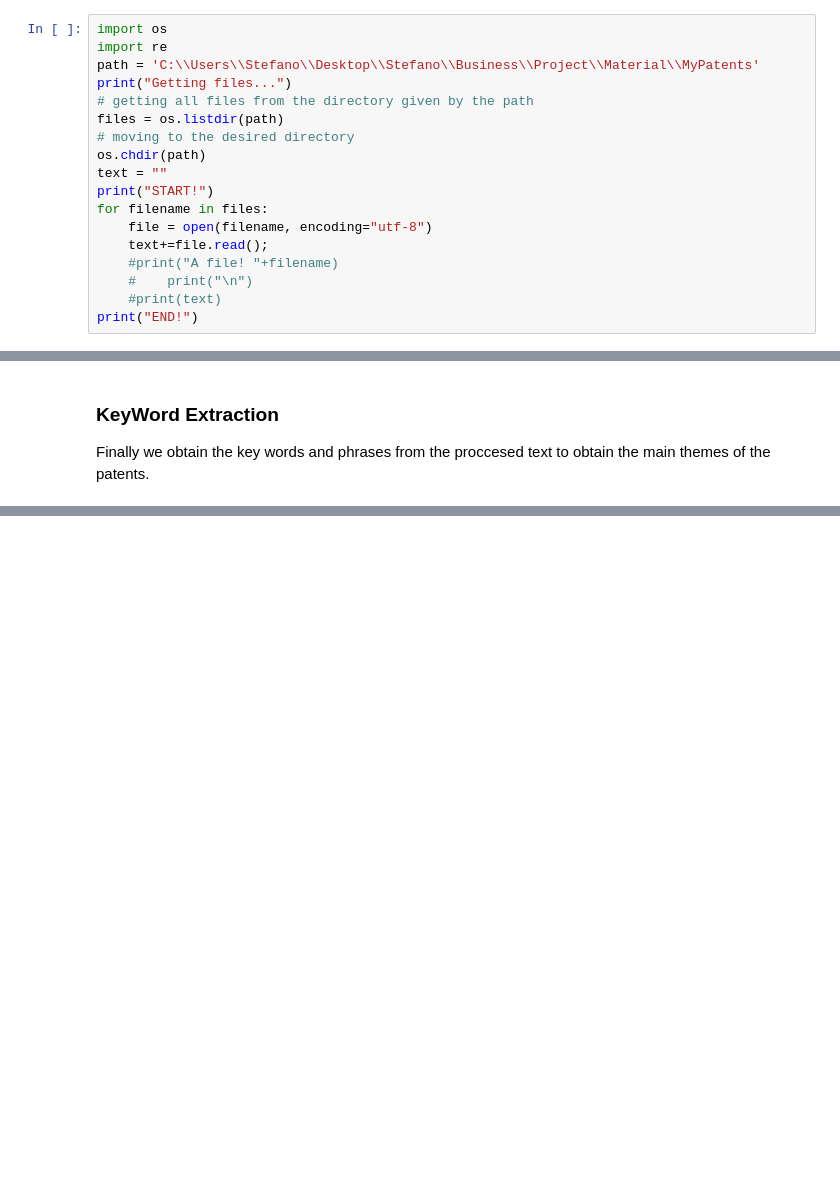
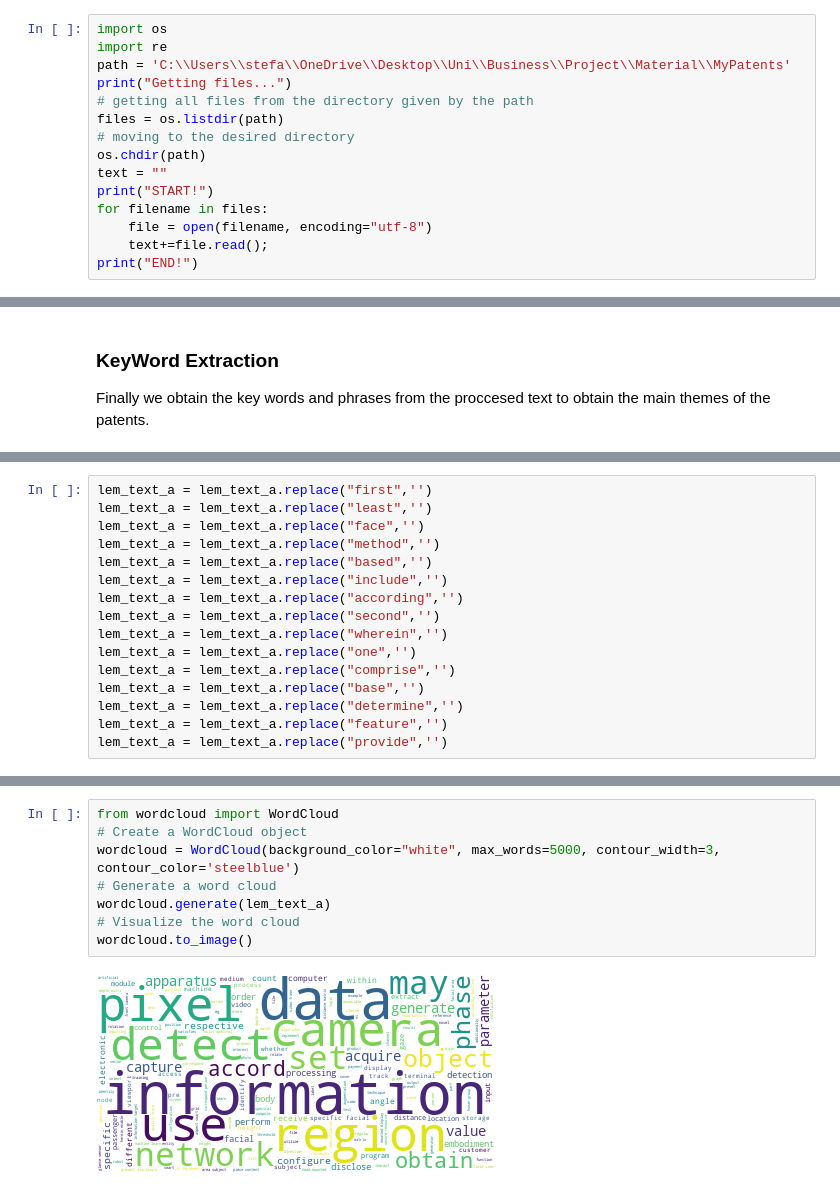
Before and after one commit to gabrielemarino-gm/Business-ProjectManagement-project, a Jupyter notebook: textProcessingPipeline.ipynb, the cells around one changed output, grey strips where cells are left out. Cells and saved outputs as stored; diff of their text form; blank space fills up the shorter version.

```diff
--- a/textProcessingPipeline.ipynb
+++ b/textProcessingPipeline.ipynb
@@ -8,7 +8,7 @@ This is going to take some minutes.
 # %%
 import os
 import re
-path = 'C:\\Users\\Stefano\\Desktop\\Stefano\\Business\\Project\\Material\\MyPatents'
+path = 'C:\\Users\\stefa\\OneDrive\\Desktop\\Uni\\Business\\Project\\Material\\MyPatents'
 print("Getting files...")
 # getting all files from the directory given by the path
 files = os.listdir(path)
@@ -19,9 +19,6 @@ print("START!")
 for filename in files:
     file = open(filename, encoding="utf-8")
     text+=file.read();
-    #print("A file! "+filename)
-    #    print("\n")
-    #print(text)
 print("END!")
 # %% [output]
 Getting files...
@@ -507,0 +549,16 @@ tilt
+# %%
+lem_text_a = lem_text_a.replace("first",'')
+lem_text_a = lem_text_a.replace("least",'')
+lem_text_a = lem_text_a.replace("face",'')
+lem_text_a = lem_text_a.replace("method",'')
+lem_text_a = lem_text_a.replace("based",'')
+lem_text_a = lem_text_a.replace("include",'')
+lem_text_a = lem_text_a.replace("according",'')
+lem_text_a = lem_text_a.replace("second",'')
+lem_text_a = lem_text_a.replace("wherein",'')
+lem_text_a = lem_text_a.replace("one",'')
+lem_text_a = lem_text_a.replace("comprise",'')
+lem_text_a = lem_text_a.replace("base",'')
+lem_text_a = lem_text_a.replace("determine",'')
+lem_text_a = lem_text_a.replace("feature",'')
+lem_text_a = lem_text_a.replace("provide",'')
@@ -507,0 +581,10 @@ tilt
+# %%
+from wordcloud import WordCloud
+# Create a WordCloud object
+wordcloud = WordCloud(background_color="white", max_words=5000, contour_width=3, contour_color='steelblue')
+# Generate a word cloud
+wordcloud.generate(lem_text_a)
+# Visualize the word cloud
+wordcloud.to_image()
+# %% [output]
+[figure, added]
```
Also changed, not shown: parts of 13 cells of this notebook, 21 other files.
